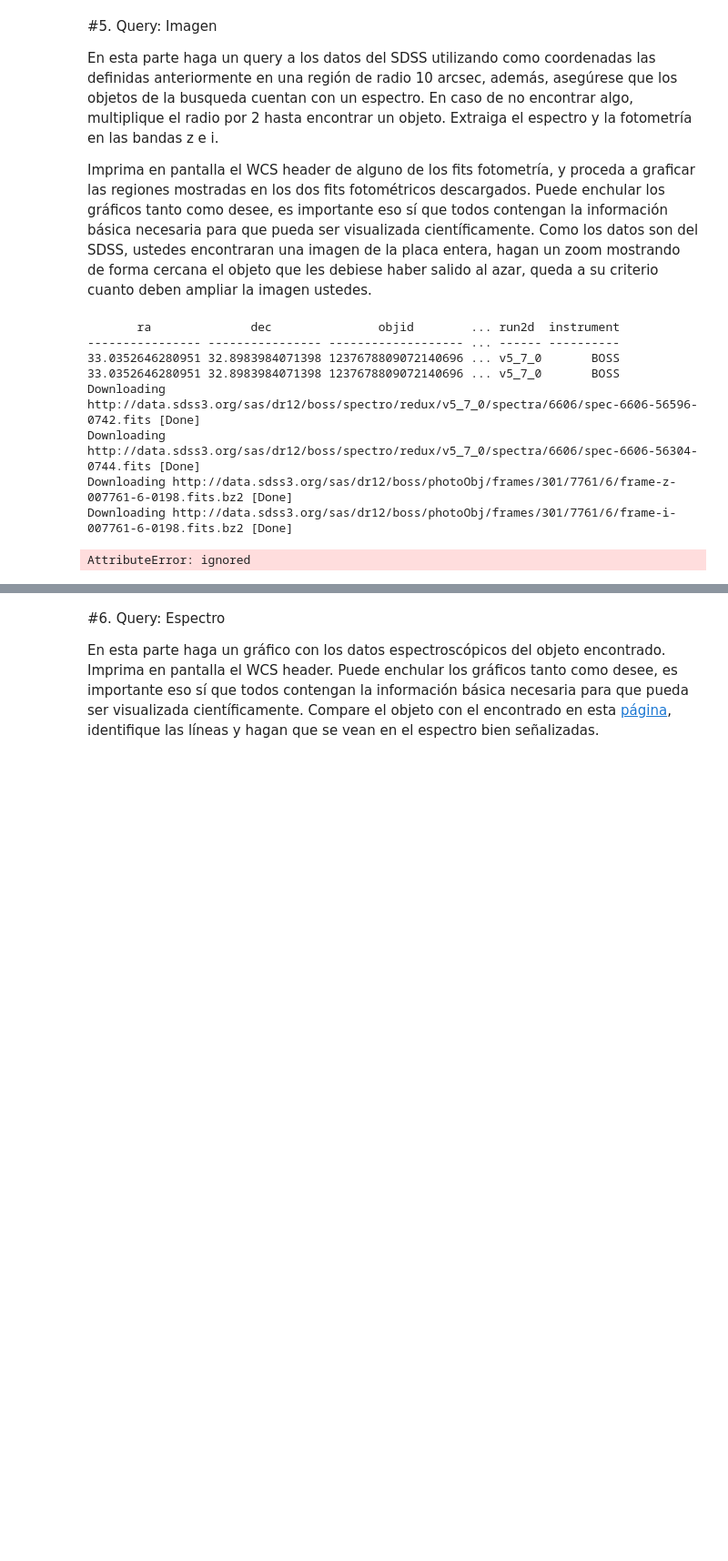
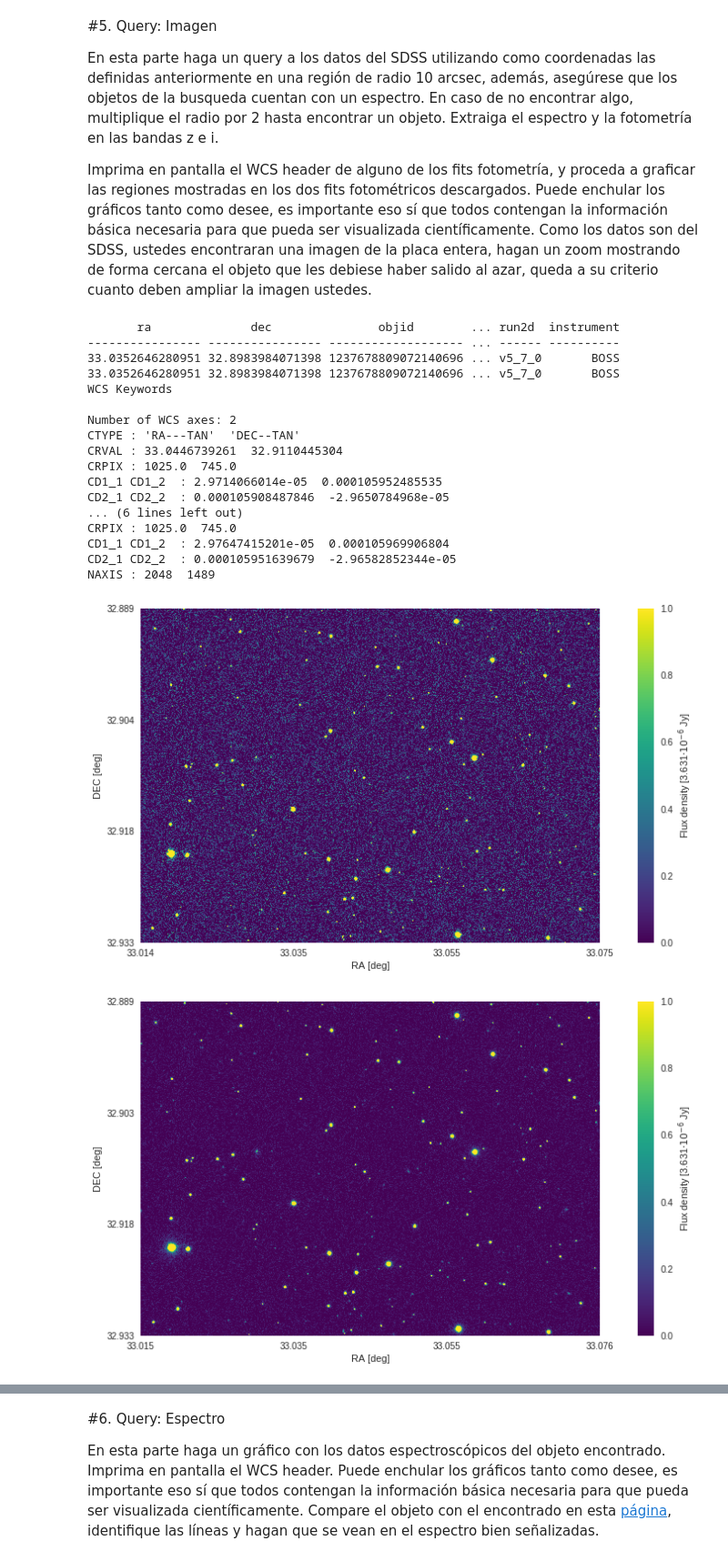
Before and after one commit to niccoma/minitarea4, a Jupyter notebook: minitarea4.ipynb, the cells around one changed output, grey strips where cells are left out. Shown at 91% size. Cells and saved outputs as stored; diff of their text form; code cells hidden in the pictures; blank space fills up the shorter version.

```diff
--- a/minitarea4.ipynb
+++ b/minitarea4.ipynb
@@ -283,14 +283,73 @@ print RutQuery
 Spectre = SDSS.get_spectra(matches=RutQuery)
 FBandZ = SDSS.get_images(matches=RutQuery, band='z')
 FBandI = SDSS.get_images(matches=RutQuery, band='i')
-headerZ = FBandZ.header
+headerZ = FBandZ[0][0].header
+headerI = FBandI[0][0].header
+wcsi = WCS(headerI)
+wcsz = WCS(headerZ)
+dataz = FBandZ[0][0].data
+datai = FBandI[0][0].data
+print wcsz
+print wcsi
 # %% [output]
        ra              dec               objid        ... run2d  instrument
 ---------------- ---------------- ------------------- ... ------ ----------
 33.0352646280951 32.8983984071398 1237678809072140696 ... v5_7_0       BOSS
 33.0352646280951 32.8983984071398 1237678809072140696 ... v5_7_0       BOSS
-Downloading http://data.sdss3.org/sas/dr12/boss/spectro/redux/v5_7_0/spectra/6606/spec-6606-56596-0742.fits [Done]
-Downloading http://data.sdss3.org/sas/dr12/boss/spectro/redux/v5_7_0/spectra/6606/spec-6606-56304-0744.fits [Done]
-Downloading http://data.sdss3.org/sas/dr12/boss/photoObj/frames/301/7761/6/frame-z-007761-6-0198.fits.bz2 [Done]
-Downloading http://data.sdss3.org/sas/dr12/boss/photoObj/frames/301/7761/6/frame-i-007761-6-0198.fits.bz2 [Done]
+WCS Keywords
+
+Number of WCS axes: 2
+CTYPE : 'RA---TAN'  'DEC--TAN'
+CRVAL : 33.0446739261  32.9110445304
+CRPIX : 1025.0  745.0
+CD1_1 CD1_2  : 2.9714066014e-05  0.000105952485535
+CD2_1 CD2_2  : 0.000105908487846  -2.9650784968e-05
+... (6 lines left out)
+CRPIX : 1025.0  745.0
+CD1_1 CD1_2  : 2.97647415201e-05  0.000105969906804
+CD2_1 CD2_2  : 0.000105951639679  -2.96582852344e-05
+NAXIS : 2048  1489
-AttributeError: ignored
+# %%
+zdelt1 = np.arange(0,headerZ['NAXIS1']) - (headerZ['CRPIX1']-1)
+zstep1 = zdelt1*headerZ['CD1_1']
+zra = zstep1 + headerZ['CRVAL1']
+
+zdelt2 = np.arange(0,headerZ['NAXIS2']) - (headerZ['CRPIX2']-1)
+zstep2 = zdelt2*headerZ['CD2_2']
+zdec = zstep2 + headerZ['CRVAL2']
+
+idelt1 = np.arange(0,headerI['NAXIS1']) - (headerI['CRPIX1']-1)
+istep1 = idelt1*headerI['CD1_1']
+ira = istep1 + headerI['CRVAL1']
+
+idelt2 = np.arange(0,headerI['NAXIS2']) - (headerI['CRPIX2']-1)
+istep2 = idelt2*headerI['CD2_2']
+idec = istep2 + headerI['CRVAL2']
+
+plt.figure(figsize=(15,15))
+
+plt.subplot(2,1,1)
+plt.imshow(dataz,cmap='viridis',origin='lower',vmin=0,vmax=1)
+plt.xticks((0,len(zra)/3,2*len(zra)/3,len(zra)),(round(zra[0],3),round(zra[len(zra)/3],3),round(zra[2*len(zra)/3],3),round(zra[-1],3)))
+plt.yticks((0,len(zdec)/3,2*len(zdec)/3,len(zdec)),(round(zdec[0],3),round(zdec[len(zdec)/3],3),round(zdec[2*len(zdec)/3],3),round(zdec[-1],3)))
+plt.xlabel('RA [deg]')
+plt.ylabel('DEC [deg]')
+plt.grid(b=None) #Esto para quitar las lineas de la imagen
+cb = plt.colorbar()
+cb.set_label('Flux density [3.631$ \cdot 10^{-6}$ Jy]')
+plt.show()
+
+plt.figure(figsize=(15,15))
+plt.subplot(2,1,2)
+plt.imshow(datai,cmap='viridis',origin='lower',vmin=0,vmax=1)
+plt.xticks((0,len(ira)/3,2*len(ira)/3,len(ira)),(round(ira[0],3),round(ira[len(zra)/3],3),round(ira[2*len(ira)/3],3),round(ira[-1],3)))
+plt.yticks((0,len(idec)/3,2*len(idec)/3,len(idec)),(round(idec[0],3),round(idec[len(idec)/3],3),round(idec[2*len(idec)/3],3),round(idec[-1],3))) #yticks, tupla con numeros originales, tupla con nuevos digitos
+plt.xlabel('RA [deg]')
+plt.ylabel('DEC [deg]')
+plt.grid(b=None) #Esto para quitar las lineas de la imagen
+cb = plt.colorbar()
+cb.set_label('Flux density [3.631$ \cdot 10^{-6}$ Jy]')
+plt.show()
+# %% [output]
+[figure, added]
+[figure, added]
```
Also changed, not shown: parts of 2 cells of this notebook.
